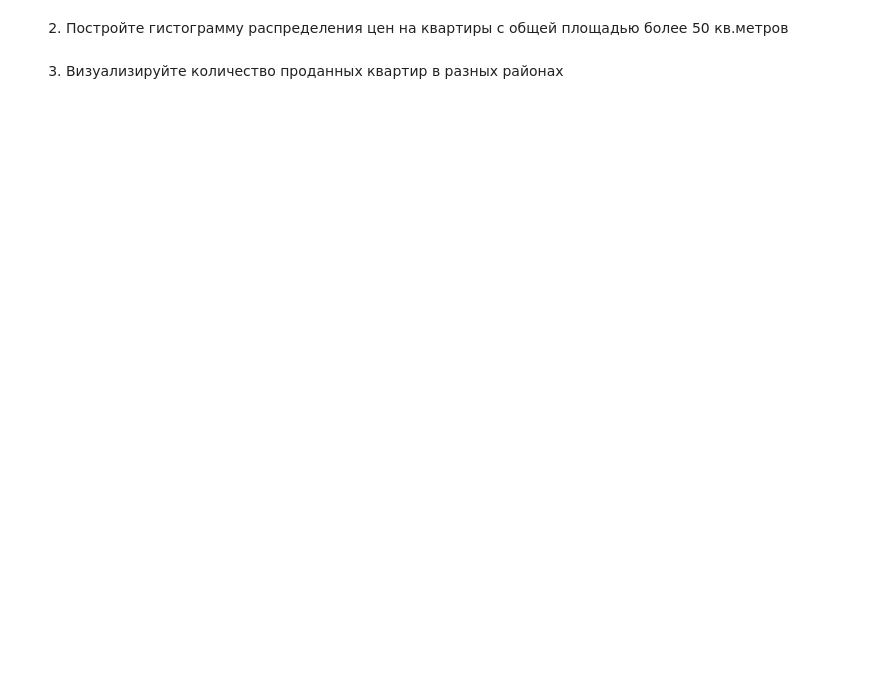
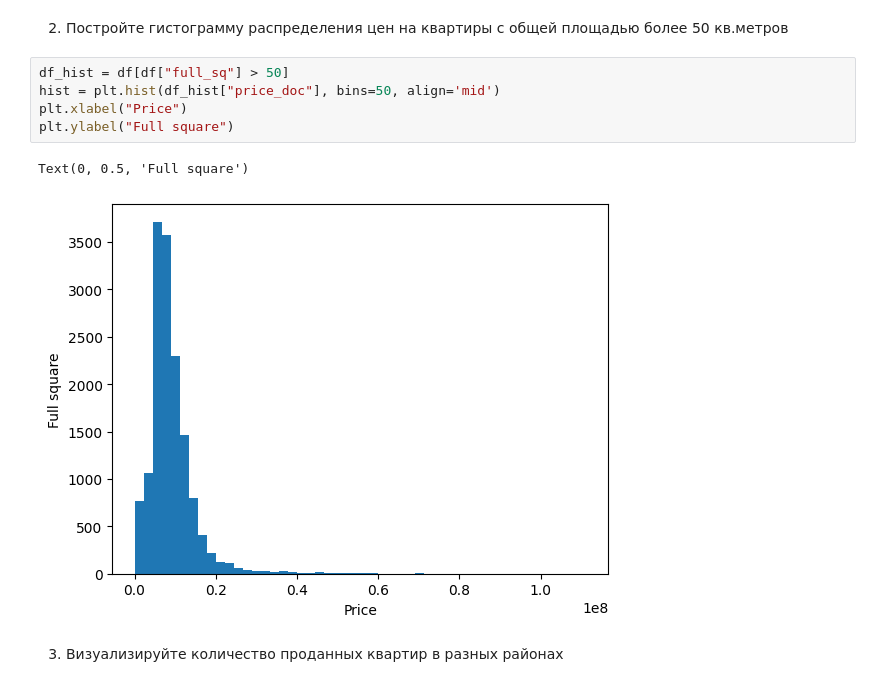
Before and after one commit to cat-mood/mai-ml-labs, a Jupyter notebook: lab01/Lab1-4.ipynb, the cells around one changed output. Saved outputs shown, nothing was run; the diff lists cells and outputs as text; blank space fills up the shorter version.

```diff
--- a/lab01/Lab1-4.ipynb
+++ b/lab01/Lab1-4.ipynb
@@ -91,4 +302,12 @@ import pandas as pd
 # %% [markdown]
 2. Постройте гистограмму распределения цен на квартиры с общей площадью более 50 кв.метров
+# %%
+df_hist = df[df["full_sq"] > 50]
+hist = plt.hist(df_hist["price_doc"], bins=50, align='mid')
+plt.xlabel("Price")
+plt.ylabel("Full square")
+# %% [output]
+Text(0, 0.5, 'Full square')
+[figure, added]
 # %% [markdown]
 3. Визуализируйте количество проданных квартир в разных районах
```
Also changed, not shown: parts of 30 cells of this notebook.
